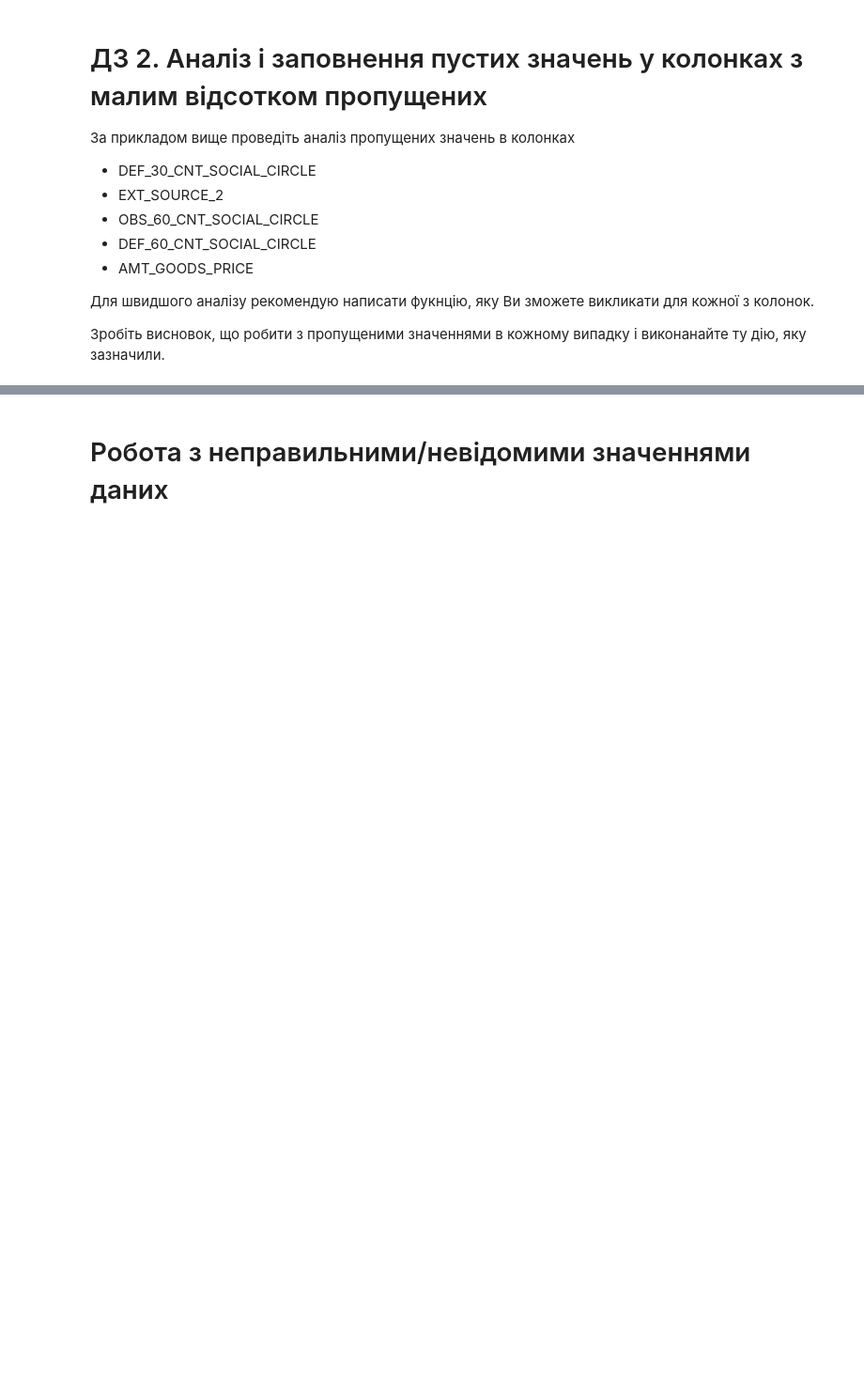
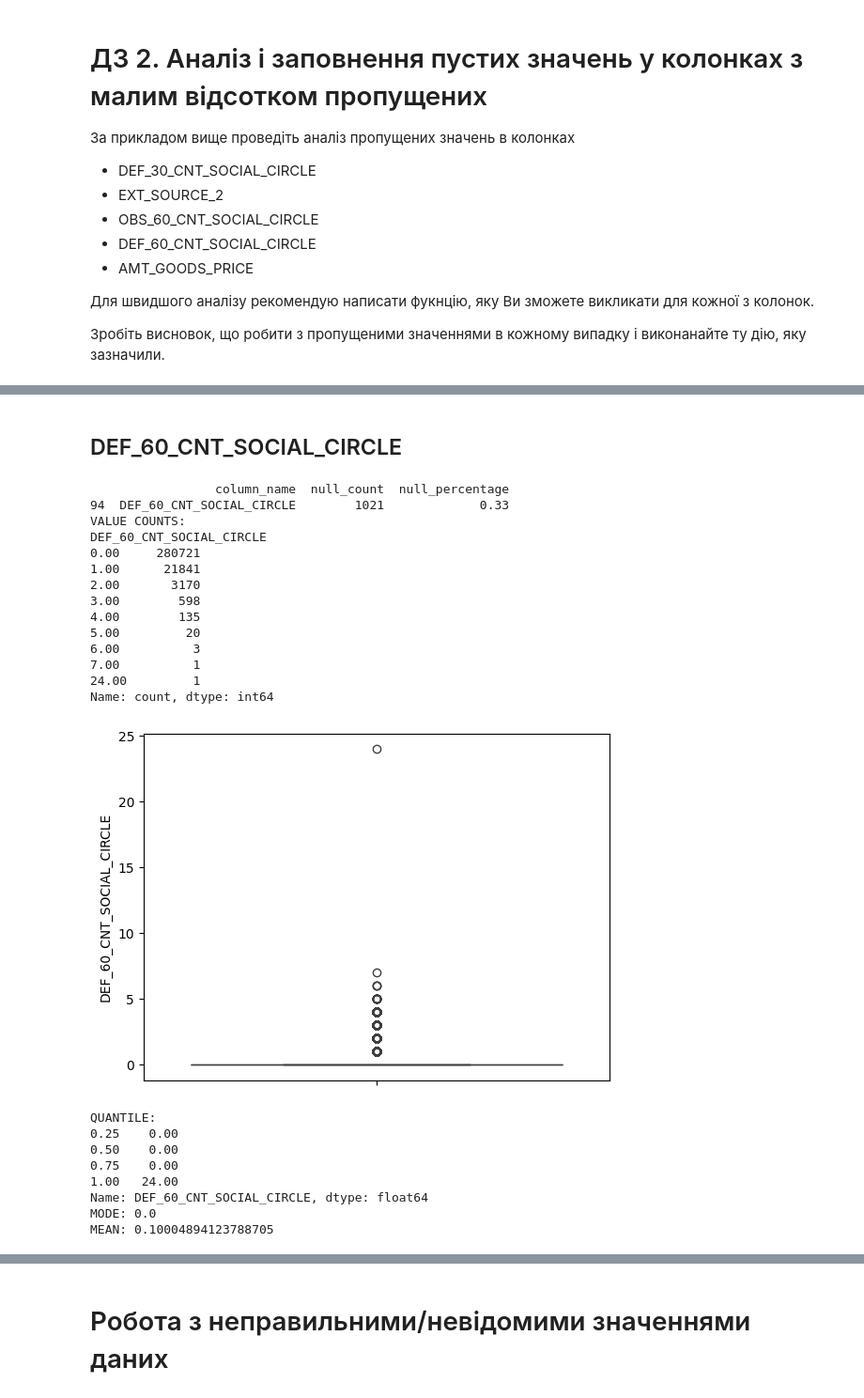
Before and after one commit to Johnny-Jackpot/python_for_ml_tasks, a Jupyter notebook: 1.2 Дослідницький аналіз даних/1_Credit_EDA.ipynb, the cells around one changed output, grey strips where cells are left out. Shown at 94% size. Saved outputs shown, nothing was run; the diff lists cells and outputs as text; code cells hidden in the pictures; blank space fills up the shorter version.

```diff
--- a/1.2 Дослідницький аналіз даних/1_Credit_EDA.ipynb
+++ b/1.2 Дослідницький аналіз даних/1_Credit_EDA.ipynb
@@ -842,0 +938,30 @@ For example, when doing 'df[col].method(value, inplace=True)', try using 'df.met
+# %%
+df.fillna({'OBS_60_CNT_SOCIAL_CIRCLE': df['OBS_60_CNT_SOCIAL_CIRCLE'].median()}, inplace = True)
+# %% [markdown]
+## DEF_60_CNT_SOCIAL_CIRCLE
+# %%
+hw2_analyse(df, null_df_under1, 'DEF_60_CNT_SOCIAL_CIRCLE')
+# %% [output]
+                 column_name  null_count  null_percentage
+94  DEF_60_CNT_SOCIAL_CIRCLE        1021             0.33
+VALUE COUNTS:
+DEF_60_CNT_SOCIAL_CIRCLE
+0.00     280721
+1.00      21841
+2.00       3170
+3.00        598
+4.00        135
+5.00         20
+6.00          3
+7.00          1
+24.00         1
+Name: count, dtype: int64
+[figure, added]
+QUANTILE:
+0.25    0.00
+0.50    0.00
+0.75    0.00
+1.00   24.00
+Name: DEF_60_CNT_SOCIAL_CIRCLE, dtype: float64
+MODE: 0.0
+MEAN: 0.10004894123788705
```
Also changed, not shown: parts of 23 cells of this notebook, 1 other file.
